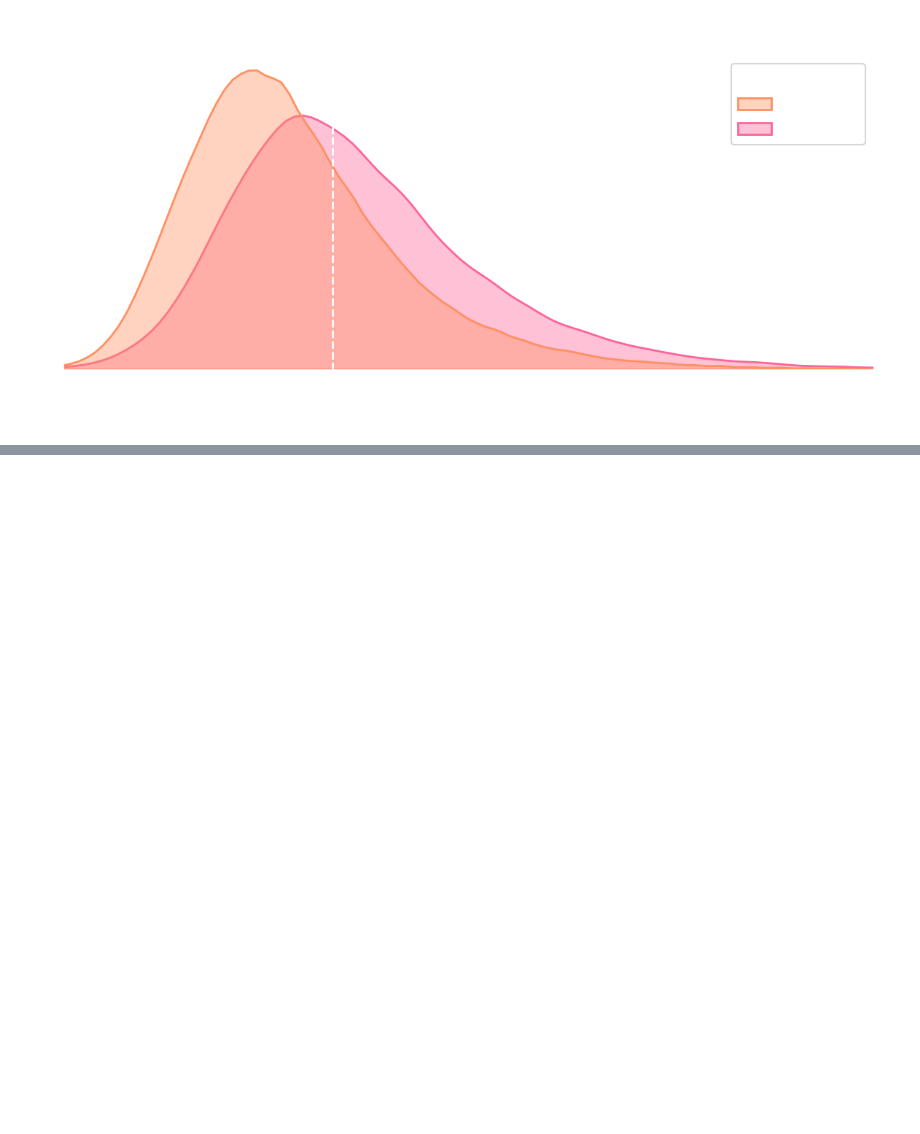
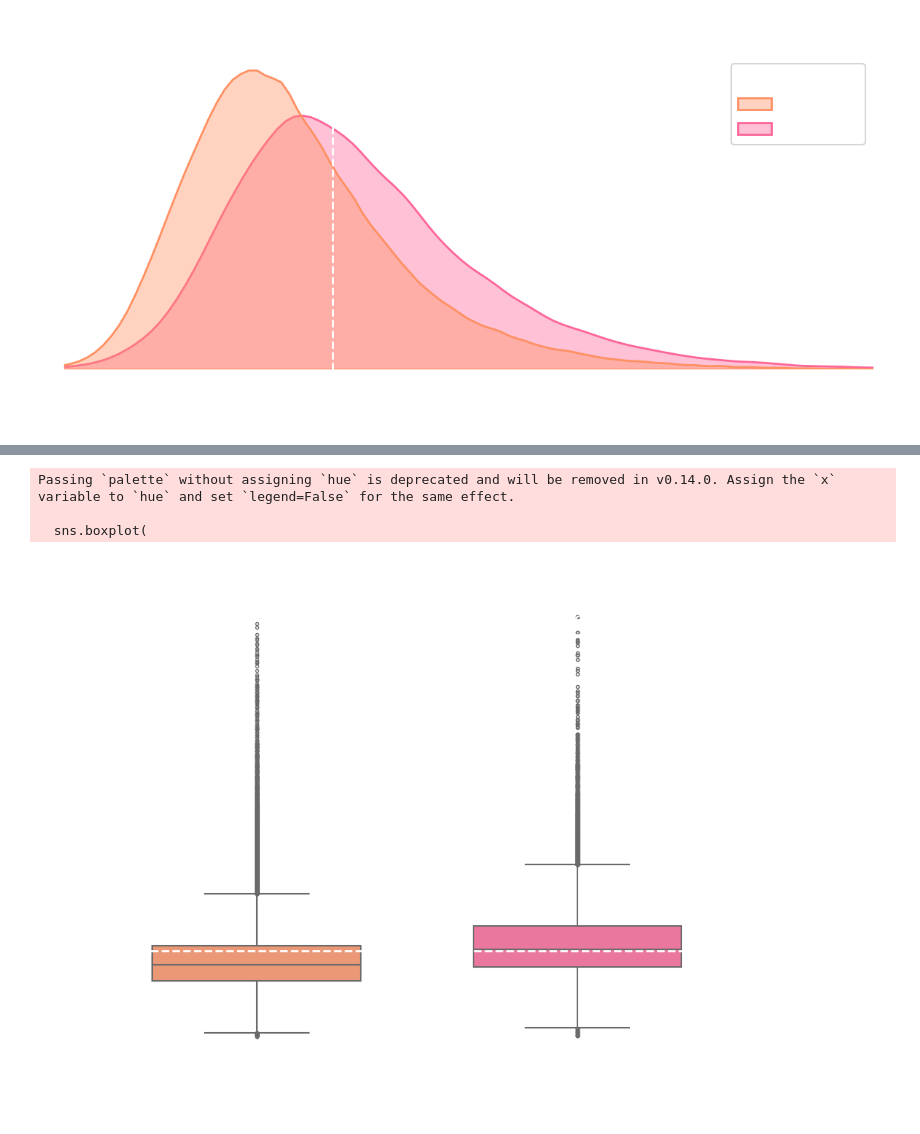
Before and after one commit to yukienjoyer7/Diabetes-Early-Diagnosis-BRFSS-2024, a Jupyter notebook: EDA_Demographics_Dion.ipynb, the cells around one changed output, grey strips where cells are left out. Cells and saved outputs as stored; diff of their text form; code cells hidden in the pictures; blank space fills up the shorter version.

```diff
--- a/EDA_Demographics_Dion.ipynb
+++ b/EDA_Demographics_Dion.ipynb
@@ -565,0 +607,34 @@ plt.show()
+# %%
+fig, ax = plt.subplots(figsize=(10, 8))
+
+sns.boxplot(
+    data=df_eda,
+    x='DIABETE4',
+    y='_BMI5',
+    palette=neon_colors[:2],
+    width=0.65,
+    linewidth=1.5,
+    flierprops={"marker": "o", "markersize": 3, "alpha": 1},
+    ax=ax
+)
+
+plt.title('Distribusi BMI Berdasarkan Status Diabetes',
+          fontsize=16, weight='bold', color='#FFFFFF', pad=20)
+plt.xlabel('Status Diagnosis', fontsize=12, weight='bold', color='#FFFFFF', labelpad=15)
+plt.ylabel('Body Mass Index (BMI)', fontsize=12, weight='bold', color='#FFFFFF')
+
+plt.axhline(y=30, color='#FFFFFF', linestyle='--', linewidth=2, label='Batas Obesitas (BMI >= 30)')
+
+plt.legend(facecolor='none', edgecolor='#FFFFFF', labelcolor='#FFFFFF', loc='upper right')
+
+ax.grid(True, axis='y', color='#FFFFFF', alpha=0.15, linestyle='--')
+
+
+plt.tight_layout()
+plt.savefig('./outputs/bivariat_bmi_diabetes_boxplot_ppt.png', transparent=True, dpi=300, bbox_inches='tight')
+plt.show()
+# %% [output]
+Passing `palette` without assigning `hue` is deprecated and will be removed in v0.14.0. Assign the `x` variable to `hue` and set `legend=False` for the same effect.
+
+  sns.boxplot(
+[figure, added]
```
Also changed, not shown: parts of 6 cells of this notebook, 5 other files.
